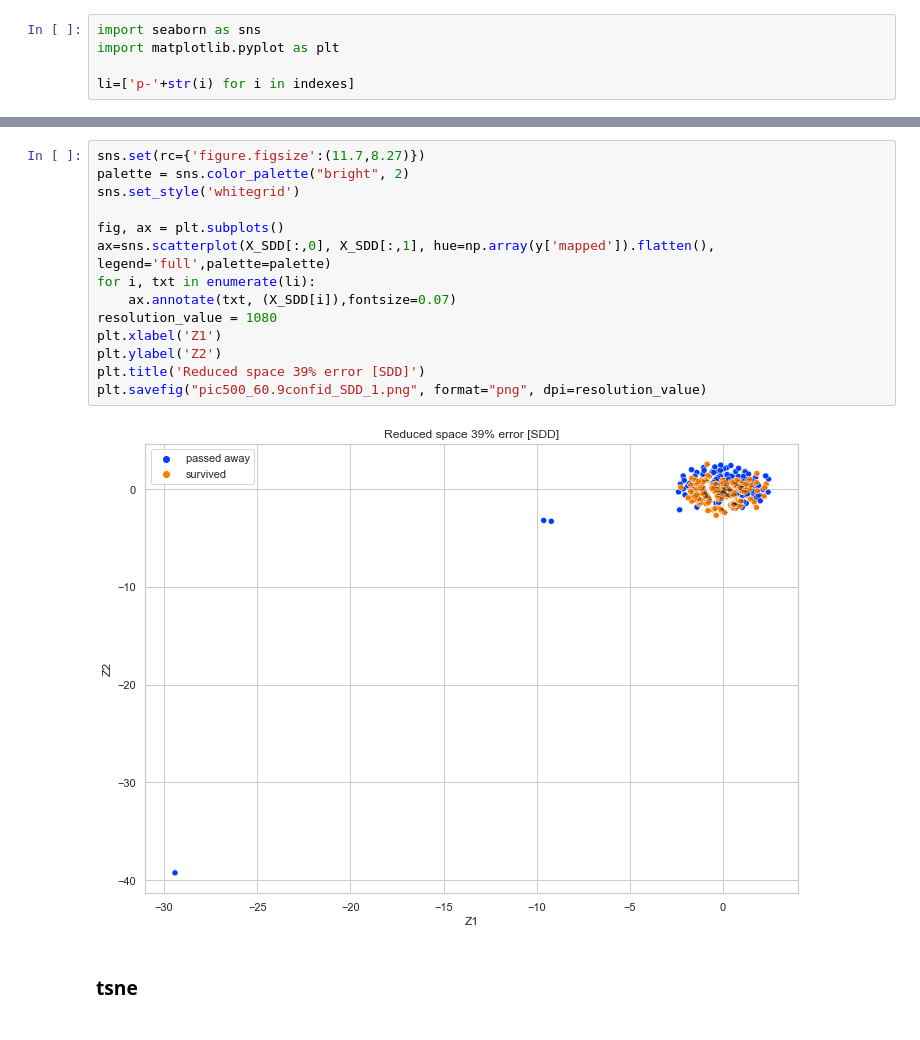
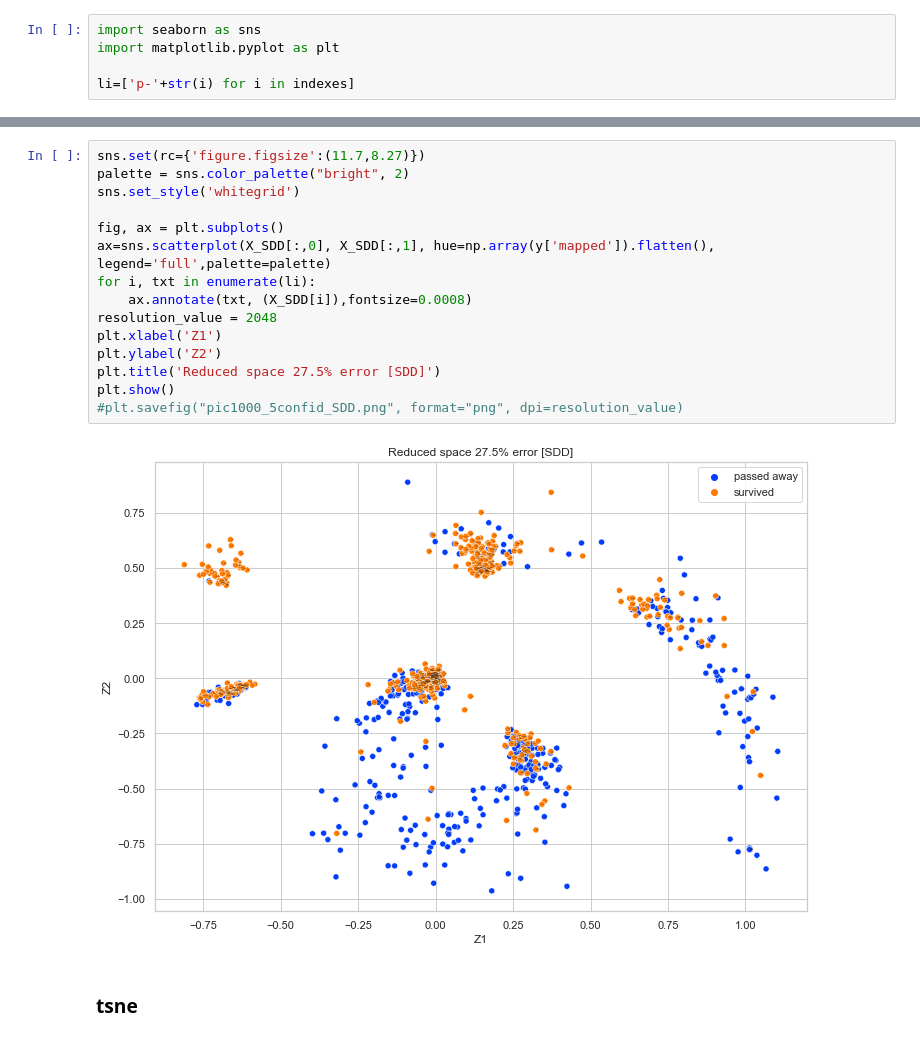
Before and after one commit to syedameersohail/understanding-cancer-patients, a Jupyter notebook: sdd.ipynb, the cells around one changed output, grey strips where cells are left out. Drawn from its saved outputs; the diff is of its cells as text.

```diff
--- a/sdd.ipynb
+++ b/sdd.ipynb
@@ -322,19 +306,20 @@ y
 # %%
 sns.set(rc={'figure.figsize':(11.7,8.27)})
 palette = sns.color_palette("bright", 2)
 sns.set_style('whitegrid')
 
 fig, ax = plt.subplots()
 ax=sns.scatterplot(X_SDD[:,0], X_SDD[:,1], hue=np.array(y['mapped']).flatten(), legend='full',palette=palette)
 for i, txt in enumerate(li):
-    ax.annotate(txt, (X_SDD[i]),fontsize=0.07)
-resolution_value = 1080
+    ax.annotate(txt, (X_SDD[i]),fontsize=0.0008)
+resolution_value = 2048
 plt.xlabel('Z1')
 plt.ylabel('Z2')
-plt.title('Reduced space 39% error [SDD]')
-plt.savefig("pic500_60.9confid_SDD_1.png", format="png", dpi=resolution_value)
+plt.title('Reduced space 27.5% error [SDD]')
+plt.show()
+#plt.savefig("pic1000_5confid_SDD.png", format="png", dpi=resolution_value)
 # %% [output]
-[figure, old version]
+[figure, new version]
 # %% [markdown]
 ### tsne
 # %%
```
Also changed, not shown: parts of 18 cells of this notebook.
